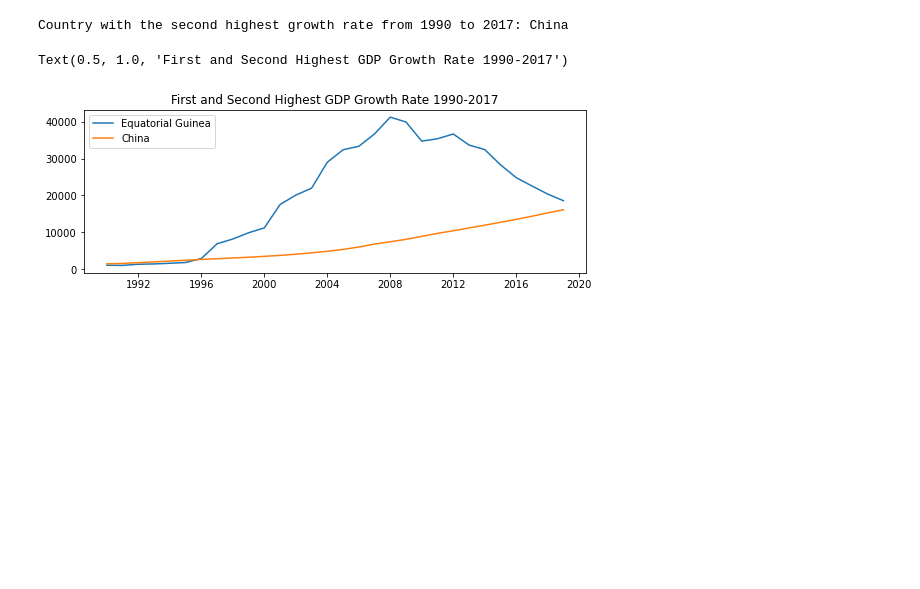
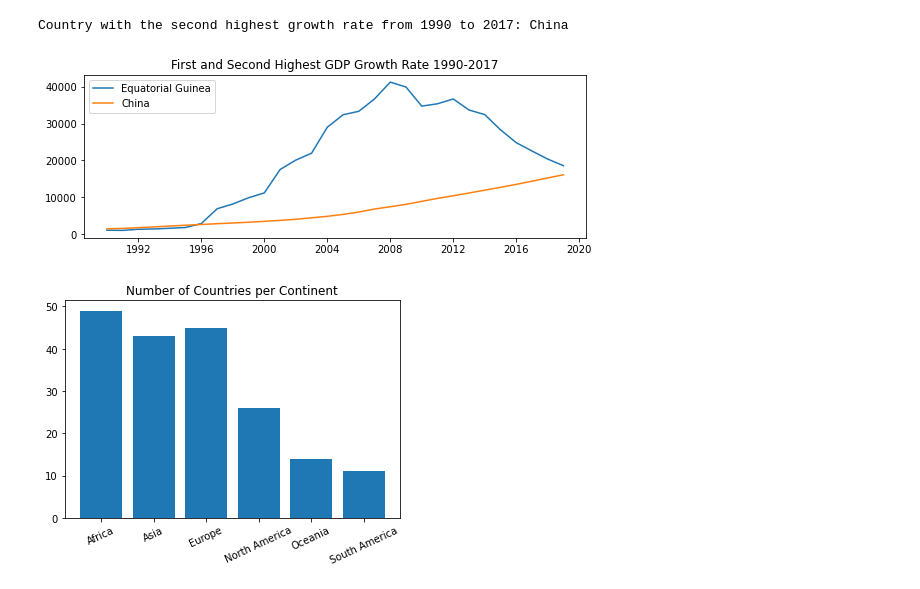
Before and after one commit to nss-data-science-cohort-5/un_exploration-ripplesphere, a Jupyter notebook: notebooks/UN_Data_Exploration.ipynb, the cells around one changed output. Cells and saved outputs as stored; diff of their text form; code cells hidden in the pictures; blank space fills up the shorter version.

```diff
--- a/notebooks/UN_Data_Exploration.ipynb
+++ b/notebooks/UN_Data_Exploration.ipynb
@@ -219,11 +222,21 @@ plt.plot(gdp_df[gdp_df['Country'] == 'China']['Year'],
 ax = plt.gca()
 ax.legend()
 plt.title("First and Second Highest GDP Growth Rate 1990-2017")
+print()
 
 # China has a smooth growth rate from 1990 to 2017 while Equatorial Guinea has a very sharp rise and
 #  then a decide but maintains the highest growth rate of any country.
 # %% [output]
-Text(0.5, 1.0, 'First and Second Highest GDP Growth Rate 1990-2017')
 [figure]
 # %%
-?plt.legend
+continents = pd.read_csv("../data/continents.csv")
+# %%
+gdp_df = pd.merge(continents, gdp_df, on="Country").dropna()
+# %%
+plt.bar(sorted(gdp_df["Continent"].unique()),
+        gdp_df[["Continent", "Country"]].groupby("Continent").nunique()["Country"])
+plt.xticks(rotation=25)
+plt.title("Number of Countries per Continent")
+print()
+# %% [output]
+[figure, added]
```
Also changed, not shown: parts of 2 cells of this notebook.
